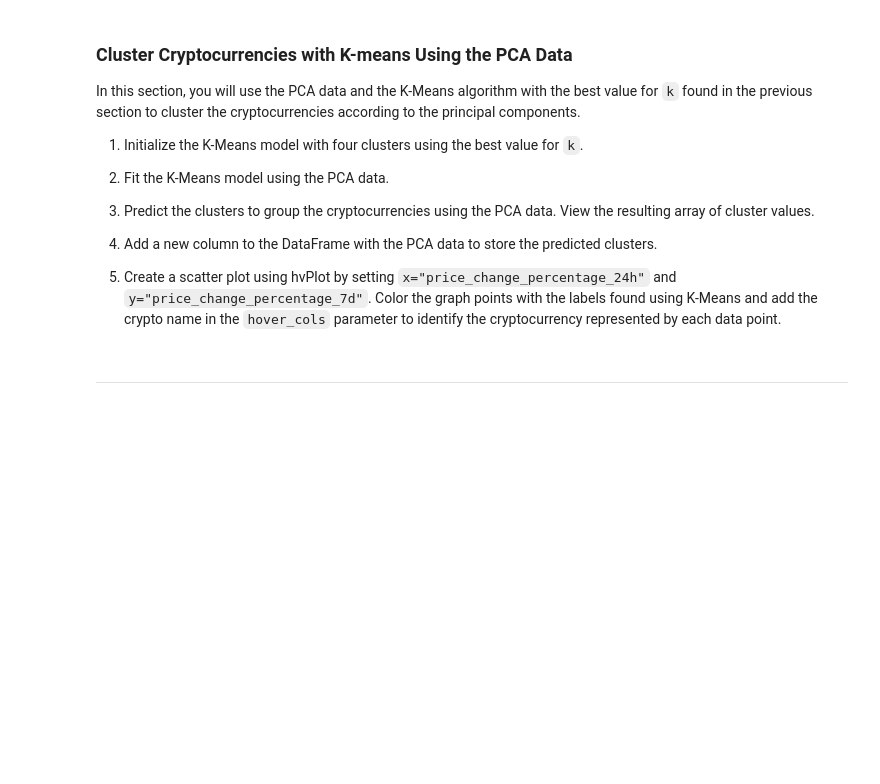
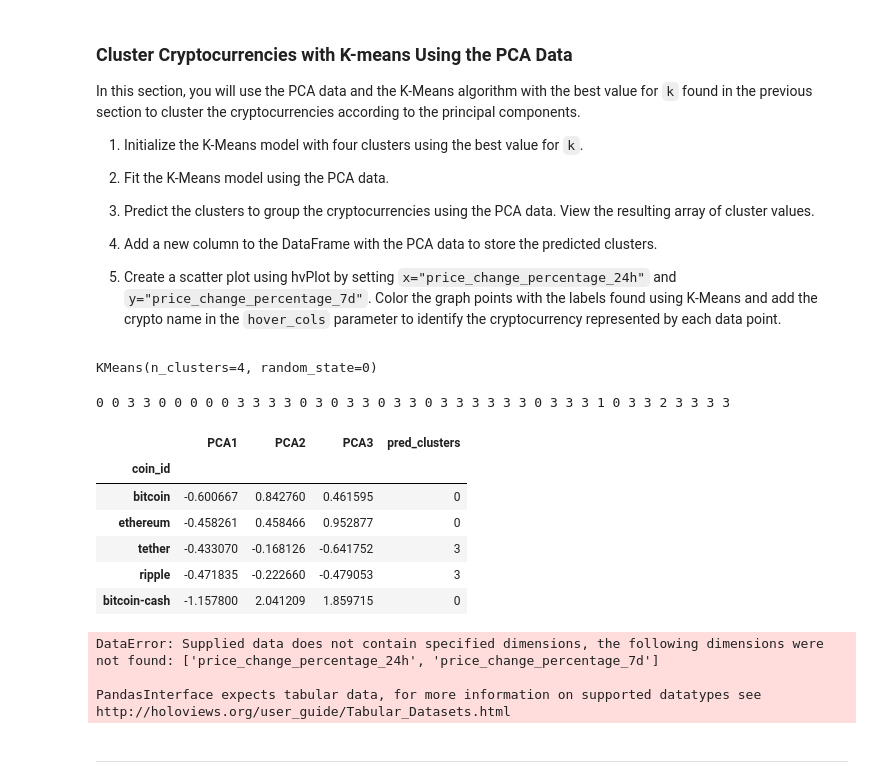
Before and after one commit to apakuki/FinTechBC-Homework-Unit10, a Jupyter notebook: Starter_Code/crypto_investments.ipynb, the cells around one changed output. Saved outputs shown, nothing was run; the diff lists cells and outputs as text; code cells hidden in the pictures; blank space fills up the shorter version.

Commit message:
df_market_data_pca

```diff
--- a/Starter_Code/crypto_investments.ipynb
+++ b/Starter_Code/crypto_investments.ipynb
@@ -383,6 +383,11 @@ In this section, you will use the elbow method to find the best value for `k` us
 # 2. Fit the model to the data using `df_market_data_pca`
 # 3. Append the model.inertia_ to the inertia list
 # YOUR CODE HERE!
+
+for i in k:
+    k_model = KMeans(n_clusters=i, random_state=1)
+    k_model.fit(df_market_data_pca)
+    inertia.append(k_model.inertia_)
 # %%
 # Create a dictionary with the data to plot the Elbow curve
 # YOUR CODE HERE!
@@ -422,24 +440,51 @@ In this section, you will use the PCA data and the K-Means algorithm with the be
 # %%
 # Initialize the K-Means model using the best value for k
 # YOUR CODE HERE!
+
+model = KMeans(n_clusters=4, random_state=0)
 # %%
 # Fit the K-Means model using the PCA data
 # YOUR CODE HERE!
+
+model.fit(df_market_data_pca)
+# %% [output]
+KMeans(n_clusters=4, random_state=0)
 # %%
 # Predict the clusters to group the cryptocurrencies using the PCA data
 # YOUR CODE HERE!
 
+k_4 = model.predict(df_market_data_pca)
+
 # View the resulting array of cluster values.
 # YOUR CODE HERE!
+
+for i in k_4:
+    print(i, end = ' ')
+# %% [output]
+0 0 3 3 0 0 0 0 0 3 3 3 3 0 3 0 3 3 0 3 3 0 3 3 3 3 3 3 0 3 3 3 1 0 3 3 2 3 3 3 3
 # %%
 # Create a copy of the DataFrame with the PCA data
 # YOUR CODE HERE!
 
+df_market_data_pca_predictions = df_market_data_pca.copy()
+
 # Add a new column to the DataFrame with the predicted clusters
 # YOUR CODE HERE!
 
+df_market_data_pca_predictions["pred_clusters"] = k_4
+
 # Display sample data
 # YOUR CODE HERE!
+
+display(df_market_data_pca_predictions.head())
+# %% [output]
+|  | PCA1 | PCA2 | PCA3 | pred_clusters |
+| coin_id |  |  |  |  |
+| bitcoin | -0.600667 | 0.842760 | 0.461595 | 0 |
+| ethereum | -0.458261 | 0.458466 | 0.952877 | 0 |
+| tether | -0.433070 | -0.168126 | -0.641752 | 3 |
+| ripple | -0.471835 | -0.222660 | -0.479053 | 3 |
+| bitcoin-cash | -1.157800 | 2.041209 | 1.859715 | 0 |
 # %%
 # Create a scatter plot using hvPlot by setting
 # `x="price_change_percentage_24h"` and `y="price_change_percentage_7d"`.
@@ -447,6 +492,18 @@ In this section, you will use the PCA data and the K-Means algorithm with the be
 # add the crypto name in the `hover_cols` parameter to identify
 # the cryptocurrency represented by each data point.
 # YOUR CODE HERE!
+
+
+df_market_data_pca_predictions.hvplot.scatter(
+    x="price_change_percentage_24h",
+    y="price_change_percentage_7d",
+    by="pred_clusters",
+    hover_cols = "coin_id"
+)
+# %% [output]
+DataError: Supplied data does not contain specified dimensions, the following dimensions were not found: ['price_change_percentage_24h', 'price_change_percentage_7d']
+
+PandasInterface expects tabular data, for more information on supported datatypes see http://holoviews.org/user_guide/Tabular_Datasets.html
 # %% [markdown]
 ---
 # %% [markdown]
```
Also changed, not shown: parts of 7 cells of this notebook.
